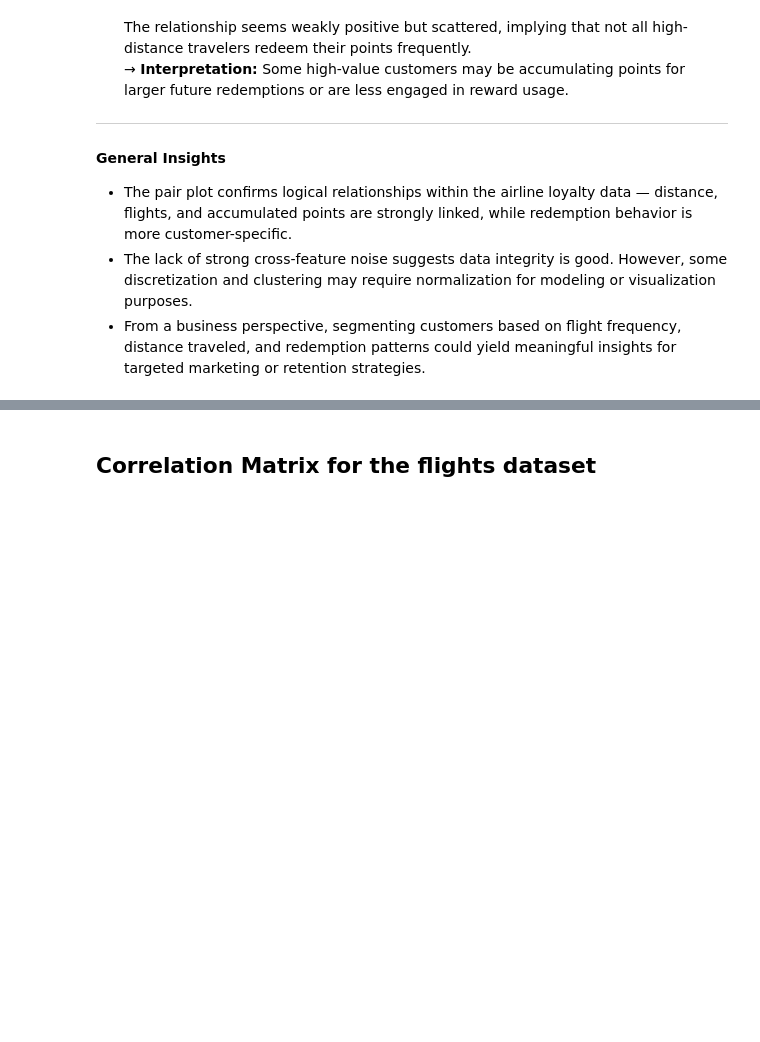
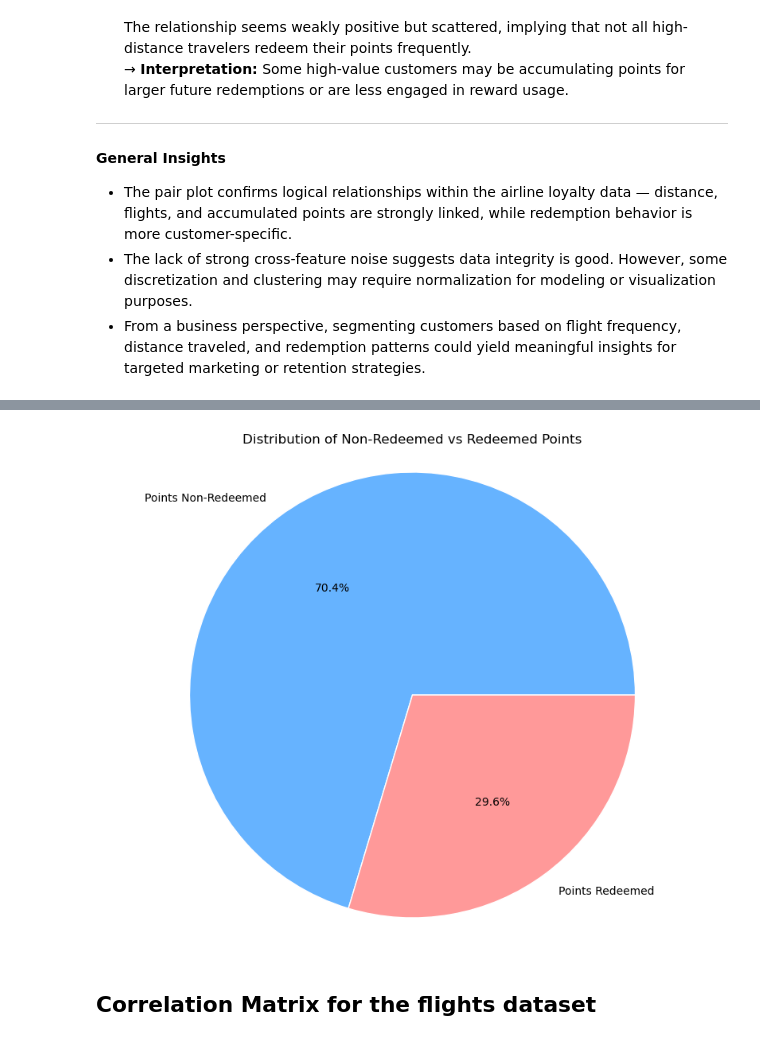
Before and after one commit to lucasdmcax/data_mining, a Jupyter notebook: Group20_EDA_Code.ipynb, the cells around one changed output, grey strips where cells are left out. Drawn from its saved outputs; the diff is of its cells as text; code cells hidden in the pictures; blank space fills up the shorter version.

Commit message:
Plotted a pie chart with the distribution of non-redeemed vs redeemed points

```diff
--- a/Group20_EDA_Code.ipynb
+++ b/Group20_EDA_Code.ipynb
@@ -273,3 +377,23 @@ plt.show()
+# %%
+# Plot the distribution of non-redeemed vs redeemed points
+points_accumulated = flights_db['PointsAccumulated'].sum()
+points_redeemed = flights_db['PointsRedeemed'].sum()
+points_non_redeemed = points_accumulated - points_redeemed
+
+# Pie chart
+fig, ax = plt.subplots(figsize=(10, 8))
+sizes = [points_non_redeemed, points_redeemed]
+labels = ['Points Non-Redeemed', 'Points Redeemed']
+colors = ['#66b3ff', '#ff9999']
+
+ax.pie(sizes, labels=labels, colors=colors, autopct='%1.1f%%',
+       wedgeprops={"linewidth": 1, "edgecolor": "white"})
+
+plt.title('Distribution of Non-Redeemed vs Redeemed Points')
+plt.axis('equal')
+plt.show()
+# %% [output]
+[figure, added]
 # %% [markdown]
 ## Correlation Matrix for the flights dataset
 # %%
```
Also changed, not shown: parts of 23 cells of this notebook.
